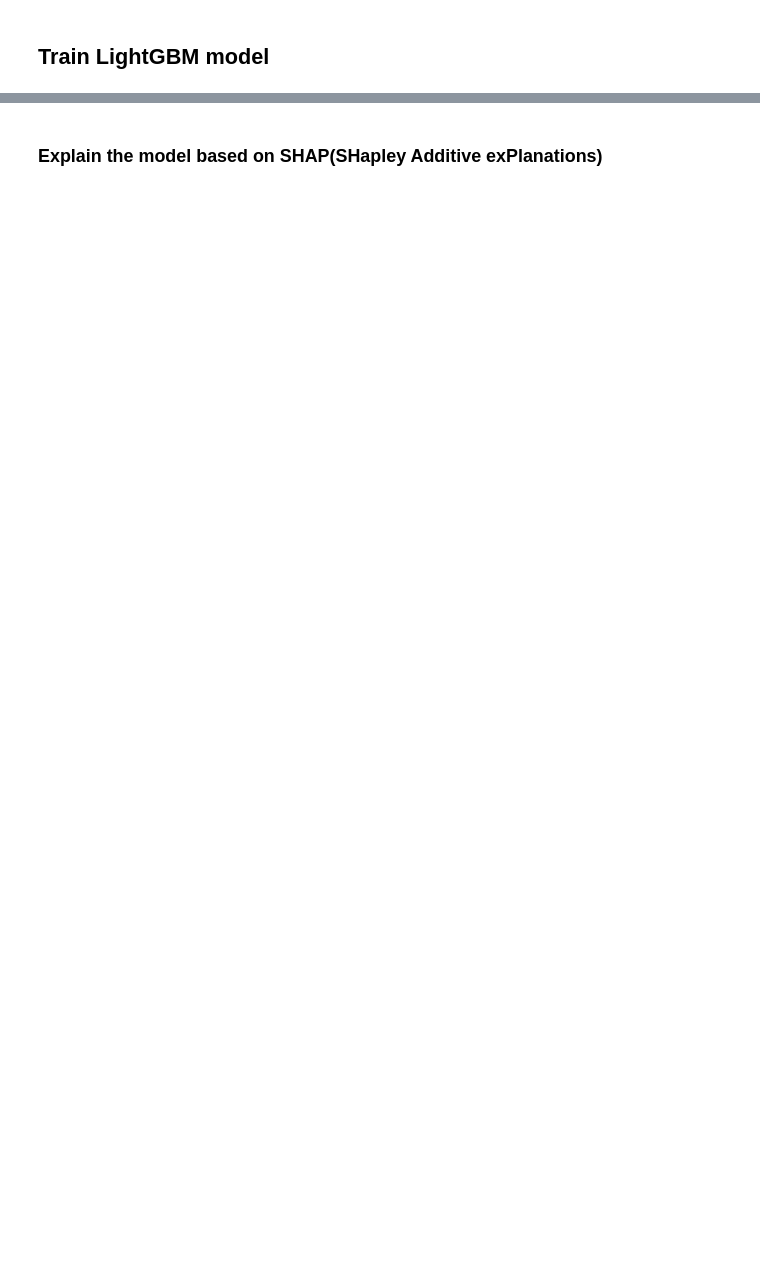
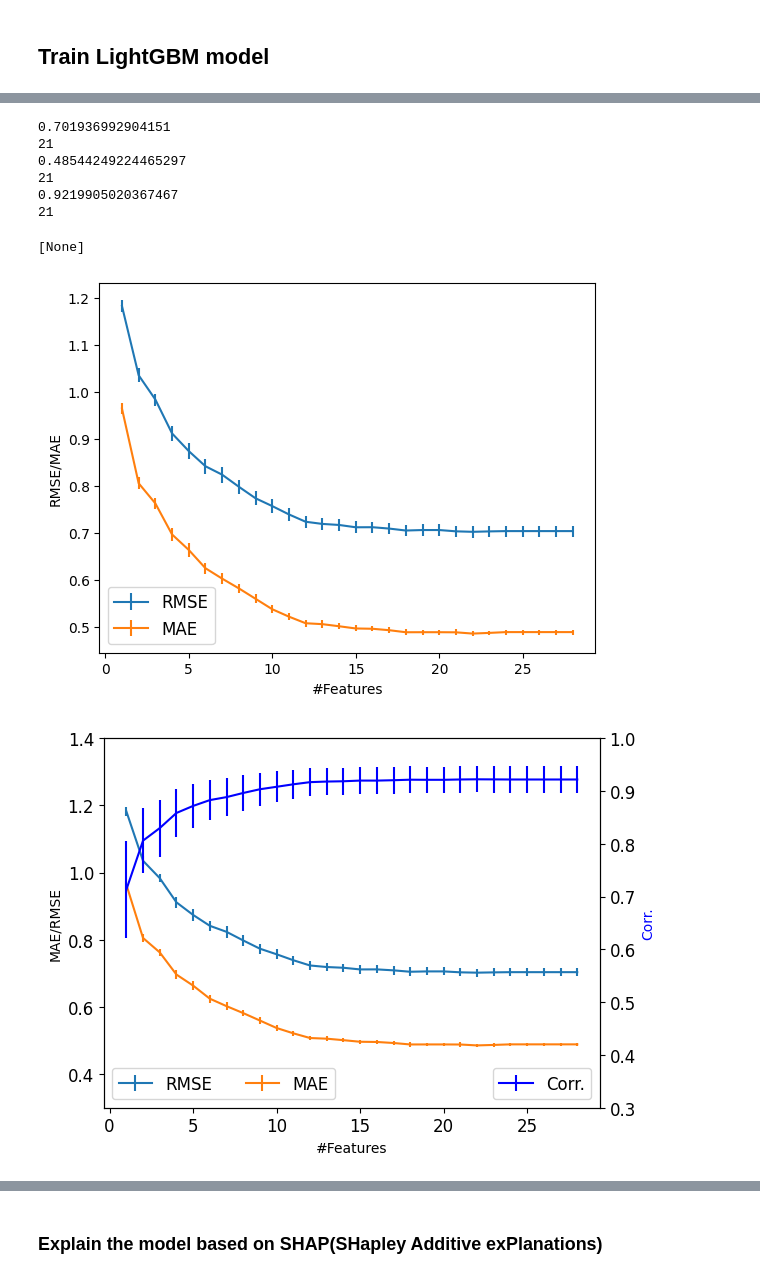
Before and after one commit to priest-yang/Electrifind, a Jupyter notebook: GPT_sentiment_analysis.ipynb, the cells around one changed output, grey strips where cells are left out. Drawn from its saved outputs; the diff is of its cells as text; code cells hidden in the pictures; blank space fills up the shorter version.

```diff
--- a/GPT_sentiment_analysis.ipynb
+++ b/GPT_sentiment_analysis.ipynb
@@ -48,0 +74,10 @@ merged.fillna(0, inplace=True)
+# %%
+import re
+rename_dict = {col:re.sub('[^A-Za-z0-9_]+', '_', col) for col in merged.columns.tolist()}
+merged= merged.rename(columns=rename_dict)
+merged.head()
+for col in merged.columns:
+    if col.startswith('_'):
+        merged.rename(columns={col:col[1:]}, inplace=True)
+
+merged.head()
@@ -101,0 +369,68 @@ valid_data [('valid_0', 'l2', 0.5183788907968763, False)]
+# %%
+import matplotlib.pyplot as plt
+import matplotlib
+
+print(np.min(rmseOverall))
+print(np.argmin(rmseOverall))
+print(np.min(maeOverall))
+print(np.argmin(maeOverall))
+print(np.max(CorrOverall))
+print(np.argmax(CorrOverall))
+
+
+fig, ax = plt.subplots()
+x = np.arange(len(Ind))+1
+y = np.array(rmseOverall)
+yerr = np.array(rmseStdOverall)/np.sqrt(10)
+y1 = np.array(maeOverall)
+yerr1 = np.array(maeStdOverall)/np.sqrt(10)
+y2 = CorrOverall
+yerr2 = np.array(CorrStdOverall)/np.sqrt(10)
+#plt.figure(figsize=(10,10))
+matplotlib.rc('xtick', labelsize=12)
+matplotlib.rc('ytick', labelsize=12)
+
+plt.errorbar(x, y , yerr=yerr,label='RMSE')
+plt.errorbar(x, y1, yerr=yerr1,label='MAE')
+ax.set_ylabel('RMSE/MAE')
+ax.set_xlabel('#Features')
+#plt.errorbar(x, y2, yerr=yerr2,label='Adj. R^2')
+plt.rc('legend',fontsize=12)
+plt.legend(loc='lower left')
+
+fig, ax1 = plt.subplots()
+ax2 = ax1.twinx()
+ax1.errorbar(x, y , yerr=yerr,label='RMSE')
+ax1.errorbar(x, y1, yerr=yerr1,label='MAE')
+#plt.rc('legend',fontsize=12)
+#plt.legend(loc='lower center')
+
+
+ax2.errorbar(x, y2, yerr=yerr2,label='Corr.',color='b')
+ax1.set_ylabel('MAE/RMSE')
+ax1.set_ylim([0.3,1.4])
+ax2.set_ylabel('Corr.', color='b')
+ax2.set_ylim([0.3,1.0])
+ax1.set_xlabel('#Features')
+
+#ax1.legend(loc=2, ncol = len(ax1.lines))
+#ax2.legend(loc=1)
+#plt.rc('legend',fontsize=12)
+#plt.legend(loc='lower right')
+
+legend1 = ax1.legend(loc='lower left', ncol=2)#, bbox_to_anchor=(0, 1))
+legend2 = ax2.legend(loc='lower right')#, bbox_to_anchor=(1, 1))
+
+# Adjust legend fontsize
+plt.setp(legend1.get_texts(), fontsize='12')
+plt.setp(legend2.get_texts(), fontsize='12')
+# %% [output]
+0.701936992904151
+21
+0.48544249224465297
+21
+0.9219905020367467
+21
+[None]
+[figure, added]
+[figure, added]
```
Also changed, not shown: parts of 26 cells of this notebook, 2 other files.
